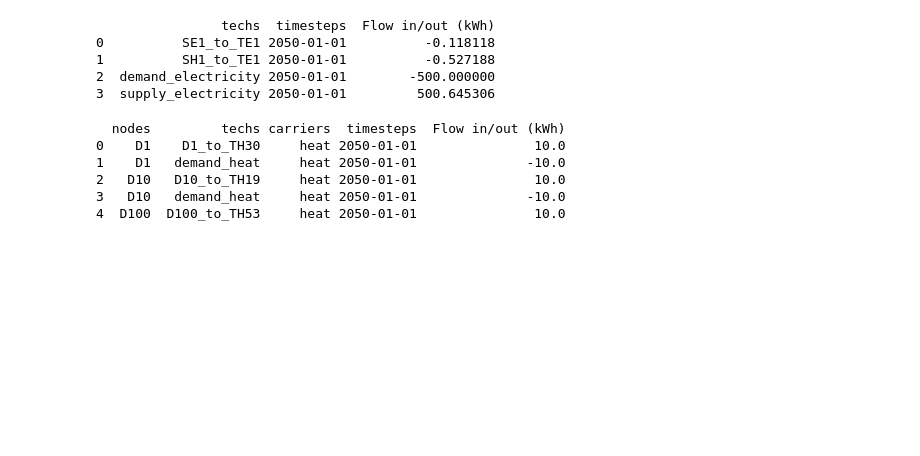
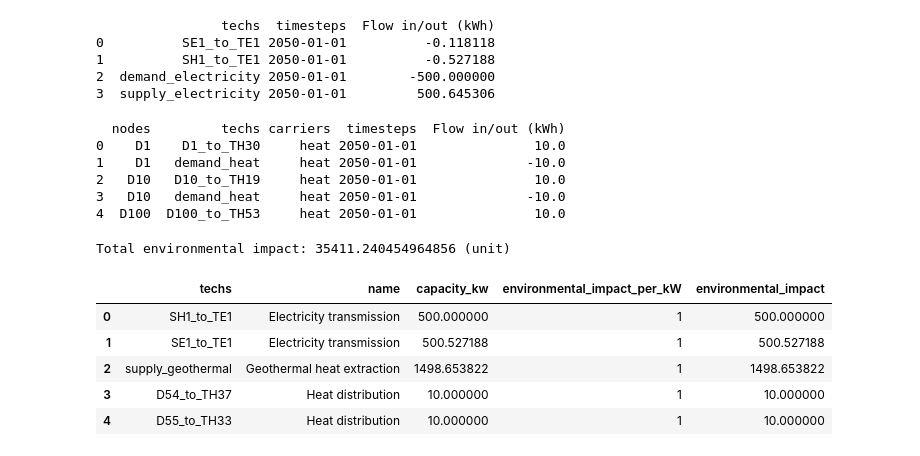
Before and after one commit to anedelcu2002/SC-G5, a Jupyter notebook: delft_calliope/notebook.ipynb, the cells around one changed output. Drawn from its saved outputs; the diff is of its cells as text; code cells hidden in the pictures; blank space fills up the shorter version.

Commit message:
cleaned up export function

```diff
--- a/delft_calliope/notebook.ipynb
+++ b/delft_calliope/notebook.ipynb
@@ -398,9 +434,52 @@ for idx, row in df_capacity_coords.iterrows():
 # Display the map
 map_fig.save("outputs/map_output.html")
 # %%
-# Export capacity data to csv
-heat_export=df_heat.transpose()
-heat_export.to_csv('outputs/heat_capacity.csv', header=['capacity_kw'])
+# For each item to be exported, find its name in inputs, merge with capacity data, and export to dataframe
+tech_names = model.inputs.name.to_series().dropna()
 
-electricity_export=df_electricity.transpose()
-electricity_export.to_csv('outputs/electricity_capacity.csv', header=['capacity_kw'])
+total_flow_out = (
+    model.results.flow_out
+    .sum(dim=["nodes", "carriers", "timesteps"], min_count=1)
+    .to_series()
+    .dropna()
+)
+
+export_df = pd.DataFrame({
+    'name': tech_names,
+    'capacity_kw': total_flow_out
+})
+
+final_export_df = export_df[export_df['capacity_kw'] > 0].sort_values(by='name')
+
+# For each item in the export dataframe, multiply capacity by some environmental impact factor, and add environmental impact column
+
+environmental_impact_factors = {
+    "National grid import": 1,  # e.g. gCO2/kW
+    "Geothermal heat extraction": 1,
+    "Heat transmission": 1,
+    "Electricity transmission": 1,
+    "Heat distribution": 1,
+    "Electricity distribution": 1
+}
+
+final_export_df['environmental_impact_per_kW'] = final_export_df['name'].map(environmental_impact_factors)
+
+# Sum total environmental impact across all items and output total environmental impact
+
+final_export_df['environmental_impact'] = final_export_df['capacity_kw'] * final_export_df['environmental_impact_per_kW']
+final_export_df = final_export_df.reset_index()
+
+
+total_impact=sum(final_export_df['environmental_impact'])
+
+print(f"Total environmental impact: {total_impact} (unit)")
+
+final_export_df.head()
+# %% [output]
+Total environmental impact: 35411.240454964856 (unit)
+|  | techs | name | capacity_kw | environmental_impact_per_kW | environmental_impact |
+| 0 | SH1_to_TE1 | Electricity transmission | 500.000000 | 1 | 500.000000 |
+| 1 | SE1_to_TE1 | Electricity transmission | 500.527188 | 1 | 500.527188 |
+| 2 | supply_geothermal | Geothermal heat extraction | 1498.653822 | 1 | 1498.653822 |
+| 3 | D54_to_TH37 | Heat distribution | 10.000000 | 1 | 10.000000 |
+| 4 | D55_to_TH33 | Heat distribution | 10.000000 | 1 | 10.000000 |
```
Also changed, not shown: parts of 4 cells of this notebook, 2 other files.
